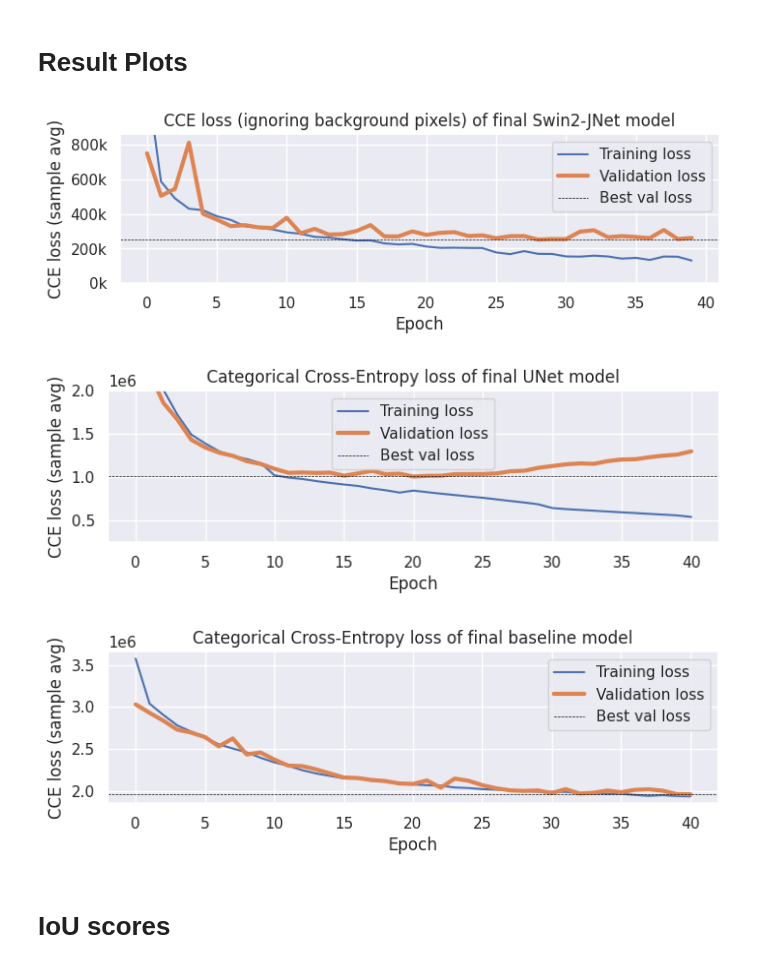
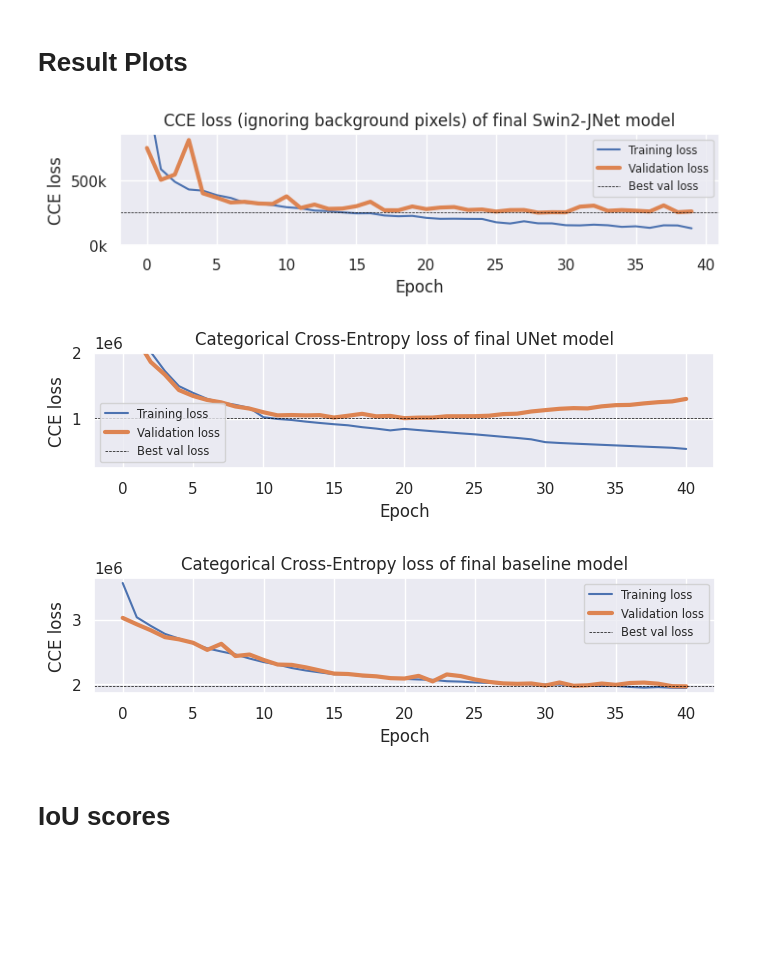
Before and after one commit to vitsiozo/INM705-Cityscapes, a Jupyter notebook: Report/datas/Plots.ipynb, the cells around one changed output. Drawn from its saved outputs; the diff is of its cells as text; code cells hidden in the pictures; blank space fills up the shorter version.

Commit message:
Making some plots smaller.

```diff
--- a/Report/datas/Plots.ipynb
+++ b/Report/datas/Plots.ipynb
@@ -280,28 +280,28 @@ pyplot.savefig('../swin2_sweep.png', dpi = 300, bbox_inches = 'tight', pad_inche
 # %% [markdown]
 # Result Plots
 # %%
-pyplot.rcParams['figure.figsize'] = (8, 2)
+pyplot.rcParams['figure.figsize'] = (8, 1.5)
 # %%
 swin2 = pandas.read_csv('swin2_data.csv', index_col = 0)
 # %%
 pyplot.ylim((0, 0.86e6))
 
 pyplot.plot(swin2['train_loss'], label = 'Training loss')
 pyplot.plot(swin2['val_loss'], label = 'Validation loss', linewidth = 3)
 
 pyplot.axhline(swin2.val_loss.min(), linestyle = '--', linewidth = .5, color = 'black', label = 'Best val loss')
 
 pyplot.gca().yaxis.set_major_formatter(FuncFormatter(lambda x, _: f'{int(x // 1000)}k'))
 
 pyplot.title('CCE loss (ignoring background pixels) of final Swin2-JNet model')
 pyplot.xlabel('Epoch')
-pyplot.ylabel('CCE loss (sample avg)')
+pyplot.ylabel('CCE loss')
 
-pyplot.legend()
+pyplot.legend(loc = 0, fontsize = 'x-small')
 
 pyplot.savefig('../swin2_loss.png', dpi = 300, bbox_inches = 'tight', pad_inches = 0)
 # %% [output]
-[figure, old version]
+[figure, new version]
 # %%
 unet = pandas.read_csv('unet_data.csv', index_col = 0).loc[:40]
 # %%
@@ -314,13 +314,13 @@ pyplot.axhline(unet.val_loss.min(), linestyle = '--', linewidth = .5, color = 'b
 
 pyplot.title('Categorical Cross-Entropy loss of final UNet model')
 pyplot.xlabel('Epoch')
-pyplot.ylabel('CCE loss (sample avg)')
+pyplot.ylabel('CCE loss')
 
-pyplot.legend()
+pyplot.legend(loc = 0, fontsize = 'x-small')
 
 pyplot.savefig('../unet_loss.png', dpi = 300, bbox_inches = 'tight', pad_inches = 0)
 # %% [output]
-[figure, old version]
+[figure, new version]
 # %%
 baseline = pandas.read_csv('baseline_data.csv', index_col = 0).loc[:40]
 # %%
@@ -333,13 +333,13 @@ pyplot.axhline(baseline.val_loss.min(), linestyle = '--', linewidth = .5, color
 
 pyplot.title('Categorical Cross-Entropy loss of final baseline model')
 pyplot.xlabel('Epoch')
-pyplot.ylabel('CCE loss (sample avg)')
+pyplot.ylabel('CCE loss')
 
-pyplot.legend()
+pyplot.legend(loc = 0, fontsize = 'x-small')
 
 pyplot.savefig('../baseline_loss.png', dpi = 300, bbox_inches = 'tight', pad_inches = 0)
 # %% [output]
-[figure, old version]
+[figure, new version]
 # %% [markdown]
 # IoU scores
 # %%
```
Also changed, not shown: 6 other files.
